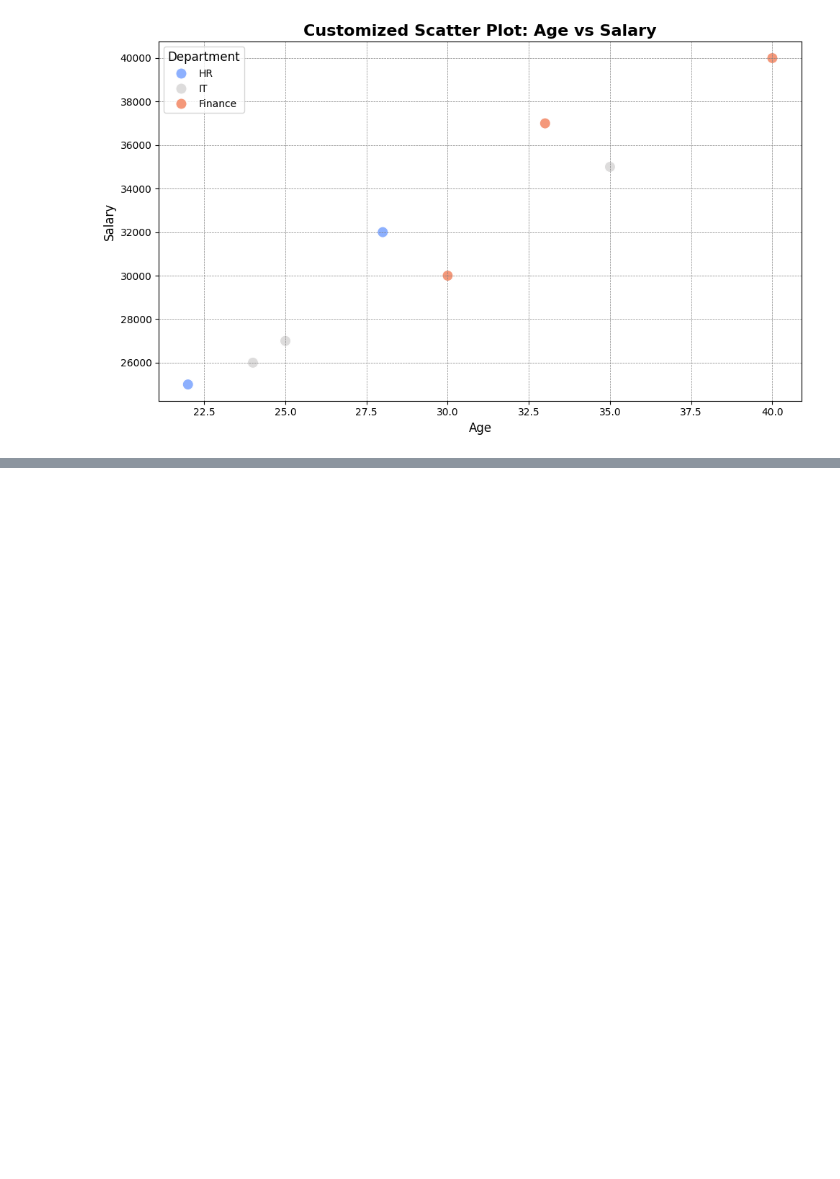
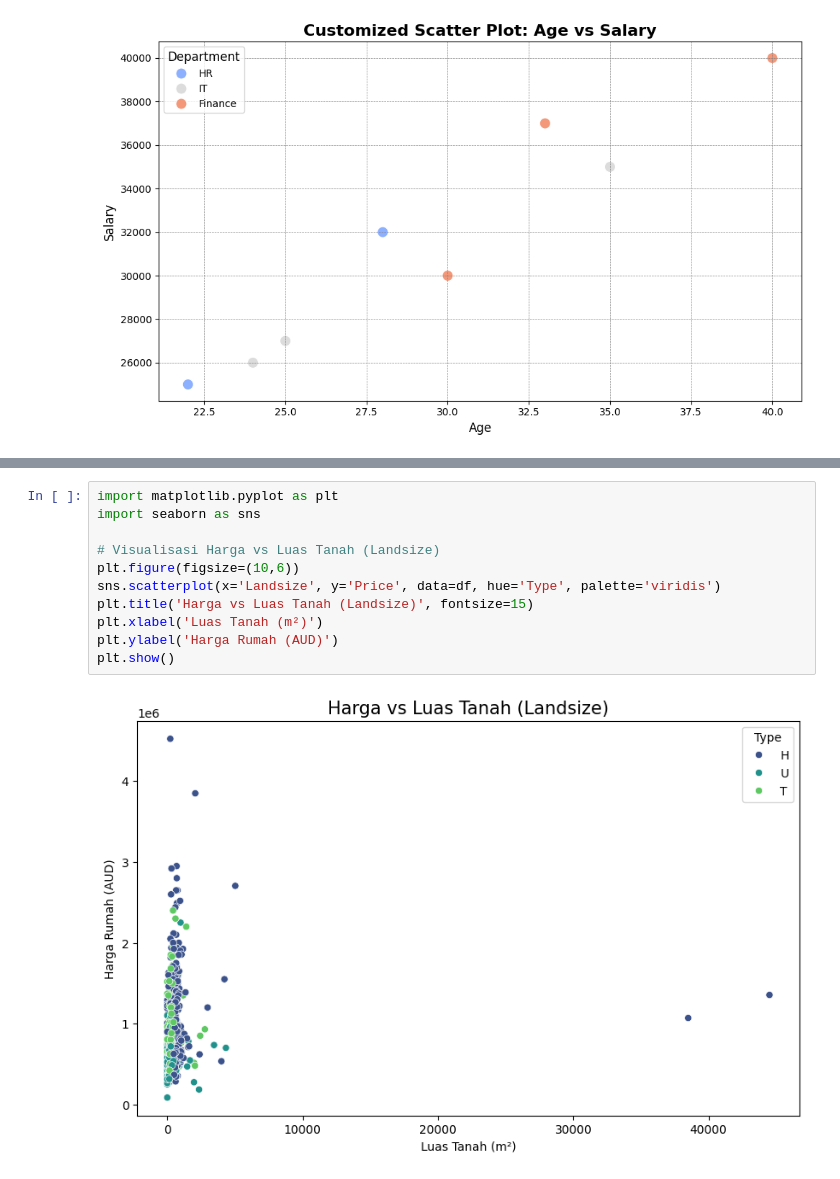
Before and after one commit to ilhamkf13/Praktikum-Big-Data, a Jupyter notebook: Week 12 - 13.ipynb, the cells around one changed output, grey strips where cells are left out. Drawn from its saved outputs; the diff is of its cells as text; blank space fills up the shorter version.

```diff
--- a/Week 12 - 13.ipynb
+++ b/Week 12 - 13.ipynb
@@ -245,0 +313,13 @@ plt.show()
+# %%
+import matplotlib.pyplot as plt
+import seaborn as sns
+
+# Visualisasi Harga vs Luas Tanah (Landsize)
+plt.figure(figsize=(10,6))
+sns.scatterplot(x='Landsize', y='Price', data=df, hue='Type', palette='viridis')
+plt.title('Harga vs Luas Tanah (Landsize)', fontsize=15)
+plt.xlabel('Luas Tanah (m²)')
+plt.ylabel('Harga Rumah (AUD)')
+plt.show()
+# %% [output]
+[figure, added]
```
Also changed, not shown: parts of 3 cells of this notebook, 1 other file.
